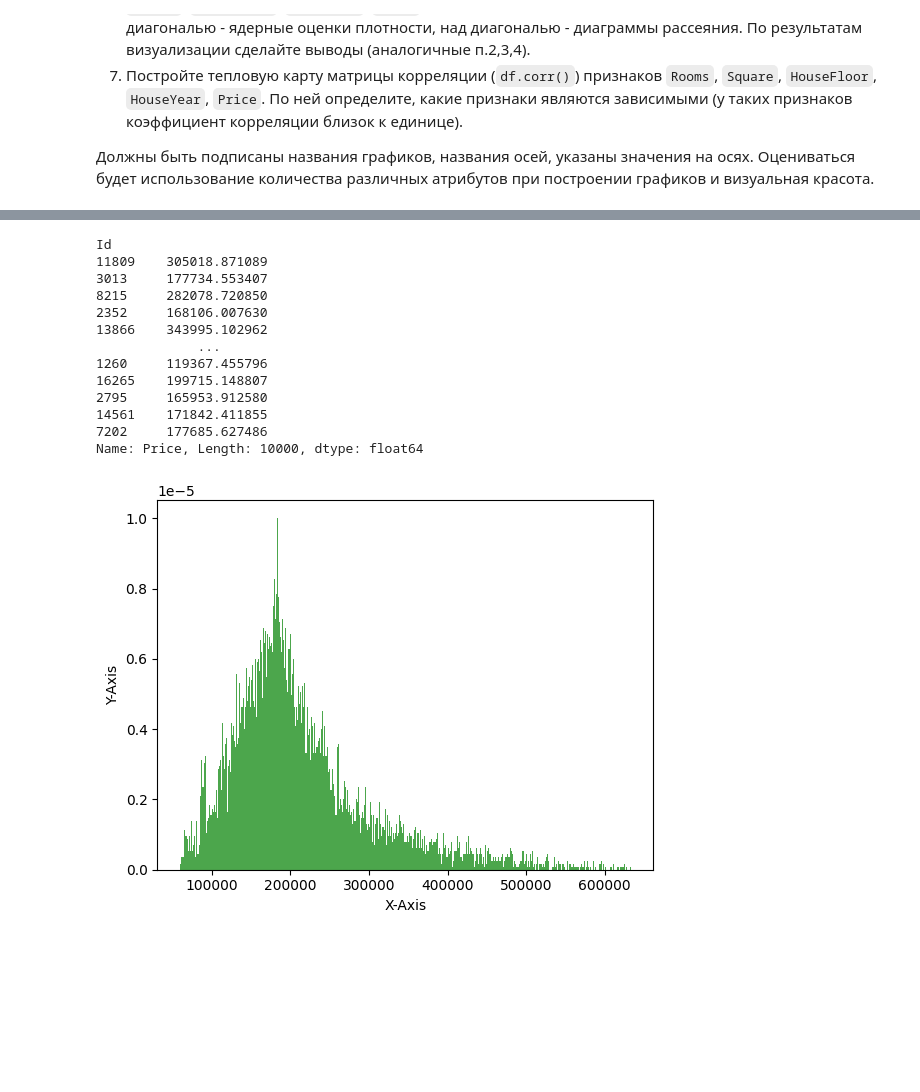
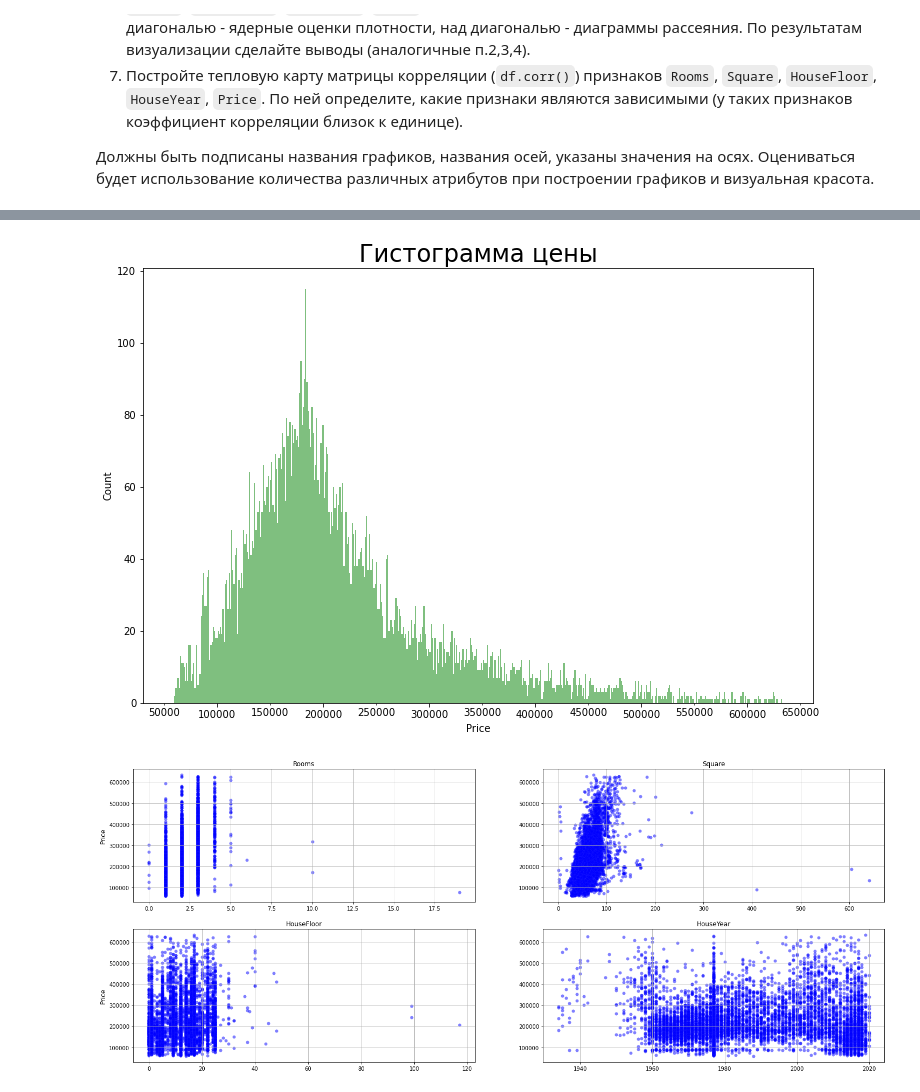
Before and after one commit to nik-boop/ML_course, a Jupyter notebook: MyWork/ML0.4_matplotlib/ML0.4_matplotlib.ipynb, the cells around one changed output, grey strips where cells are left out. Saved outputs shown, nothing was run; the diff lists cells and outputs as text; code cells hidden in the pictures; blank space fills up the shorter version.

```diff
--- a/MyWork/ML0.4_matplotlib/ML0.4_matplotlib.ipynb
+++ b/MyWork/ML0.4_matplotlib/ML0.4_matplotlib.ipynb
@@ -54,28 +52,25 @@ Name: Rooms, dtype: int64
 # %%
 price = df["Price"]
 
-print(price)
-
 num_bins = 500
 
-plt.hist(price, num_bins, density = 1, color ='green', alpha = 0.7)
+minorLocator = AutoMinorLocator(n=2)
+minorFormatter = FormatStrFormatter('%.0f')
 
-plt.xlabel('X-Axis')
-plt.ylabel('Y-Axis')
+fig, ax = plt.subplots(figsize=(12,8))
+
+plt.title("Гистограмма цены", fontsize=24)
+
+ax.hist(price, num_bins, color ='green', alpha = 0.5)
+
+xax = ax.xaxis
+
+xax.set_minor_locator(minorLocator)
+xax.set_minor_formatter(minorFormatter)
+
+plt.xlabel('Price')
+plt.ylabel('Count')
 
 plt.show()
 # %% [output]
-Id
-11809    305018.871089
-3013     177734.553407
-8215     282078.720850
-2352     168106.007630
-13866    343995.102962
-             ...
-1260     119367.455796
-16265    199715.148807
-2795     165953.912580
-14561    171842.411855
-7202     177685.627486
-Name: Price, Length: 10000, dtype: float64
-[figure, old version]
+[figure, new version]
@@ -96,0 +77,29 @@ plt.show()
+# %%
+from turtle import title
+
+df_copy = df.copy()
+
+column = "HouseYear"
+
+q1 = df_copy[column].quantile(q=0.25)
+q3 = df_copy[column].quantile(q=0.75)
+
+iqr = q3 - q1
+
+df_copy.drop(index=df_copy[(df_copy[column]<(q1-1.5*iqr))|(df_copy[column]>(q3+1.5*iqr))].index, inplace=True)
+
+fig, axes = plt.subplots(nrows=2, ncols=2, figsize=(25,10))
+
+data = ["Rooms","Square","HouseFloor","HouseYear"]
+
+for i, ax in enumerate(fig.axes):
+    ax.scatter(x=df_copy[data[i]], y=df_copy["Price"], color = "blue", edgecolors = "white", linewidths = 0.05, alpha = 0.5)
+    ax.grid(True)
+    ax.set_title(data[i])
+    if i%2 == 0: ax.set_ylabel("Price", fontsize=12)
+
+
+
+plt.show()
+# %% [output]
+[figure, added]
```
Also changed, not shown: parts of 7 cells of this notebook.
